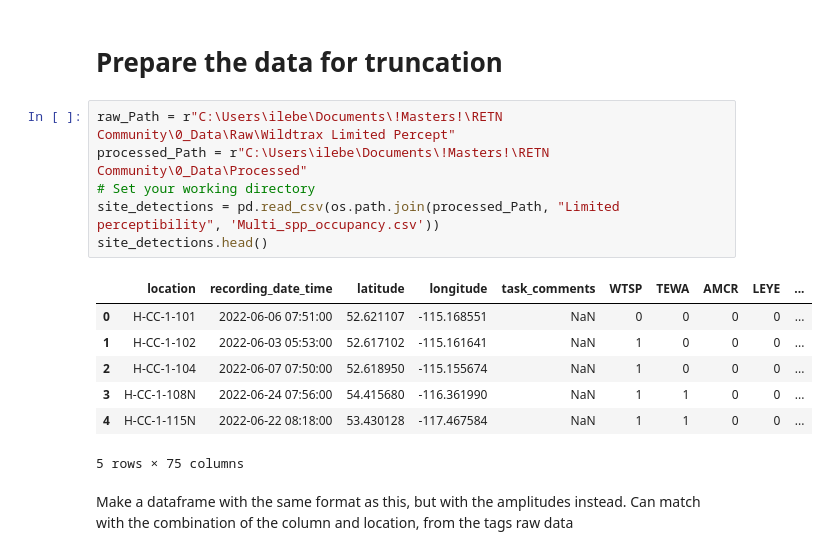
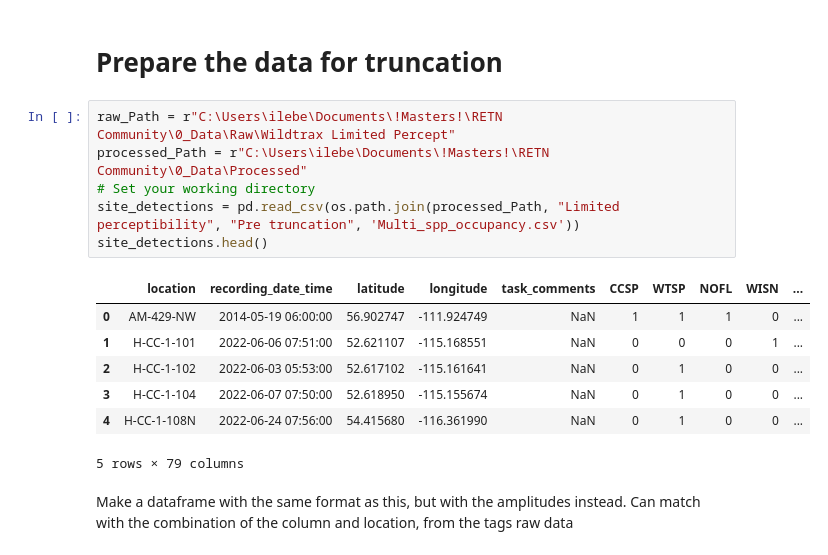
Before and after one commit to IsabelleLebTay/Retention-Community, a Jupyter notebook: 1_Script/community/apply_limited_amplitude_to_occupancy.ipynb, the cells around one changed output. Drawn from its saved outputs; the diff is of its cells as text.

```diff
--- a/1_Script/community/apply_limited_amplitude_to_occupancy.ipynb
+++ b/1_Script/community/apply_limited_amplitude_to_occupancy.ipynb
@@ -23,17 +24,17 @@ The script to do this is in AbundanceConditionalOccupancy, called distance trunc
 # %%
 raw_Path = r"C:\Users\ilebe\Documents\!Masters!\RETN Community\0_Data\Raw\Wildtrax Limited Percept"
 processed_Path = r"C:\Users\ilebe\Documents\!Masters!\RETN Community\0_Data\Processed"
 # Set your working directory
-site_detections = pd.read_csv(os.path.join(processed_Path, "Limited perceptibility", 'Multi_spp_occupancy.csv'))
+site_detections = pd.read_csv(os.path.join(processed_Path, "Limited perceptibility", "Pre truncation", 'Multi_spp_occupancy.csv'))
 site_detections.head()
 # %% [output]
-|  | location | recording_date_time | latitude | longitude | task_comments | WTSP | TEWA | AMCR | LEYE | ... |
-| 0 | H-CC-1-101 | 2022-06-06 07:51:00 | 52.621107 | -115.168551 | NaN | 0 | 0 | 0 | 0 | ... |
-| 1 | H-CC-1-102 | 2022-06-03 05:53:00 | 52.617102 | -115.161641 | NaN | 1 | 0 | 0 | 0 | ... |
-| 2 | H-CC-1-104 | 2022-06-07 07:50:00 | 52.618950 | -115.155674 | NaN | 1 | 0 | 0 | 0 | ... |
-| 3 | H-CC-1-108N | 2022-06-24 07:56:00 | 54.415680 | -116.361990 | NaN | 1 | 1 | 0 | 0 | ... |
-| 4 | H-CC-1-115N | 2022-06-22 08:18:00 | 53.430128 | -117.467584 | NaN | 1 | 1 | 0 | 0 | ... |
+|  | location | recording_date_time | latitude | longitude | task_comments | CCSP | WTSP | NOFL | WISN | ... |
+| 0 | AM-429-NW | 2014-05-19 06:00:00 | 56.902747 | -111.924749 | NaN | 1 | 1 | 1 | 0 | ... |
+| 1 | H-CC-1-101 | 2022-06-06 07:51:00 | 52.621107 | -115.168551 | NaN | 0 | 0 | 0 | 1 | ... |
+| 2 | H-CC-1-102 | 2022-06-03 05:53:00 | 52.617102 | -115.161641 | NaN | 0 | 1 | 0 | 0 | ... |
+| 3 | H-CC-1-104 | 2022-06-07 07:50:00 | 52.618950 | -115.155674 | NaN | 0 | 1 | 0 | 0 | ... |
+| 4 | H-CC-1-108N | 2022-06-24 07:56:00 | 54.415680 | -116.361990 | NaN | 0 | 1 | 0 | 0 | ... |
-5 rows × 75 columns
+5 rows × 79 columns
 # %% [markdown]
 Make a dataframe with the same format as this, but with the amplitudes instead. Can match with the combination of the column and location, from the tags raw data
 # %%
```
Also changed, not shown: parts of 21 cells of this notebook, 4 other files.
